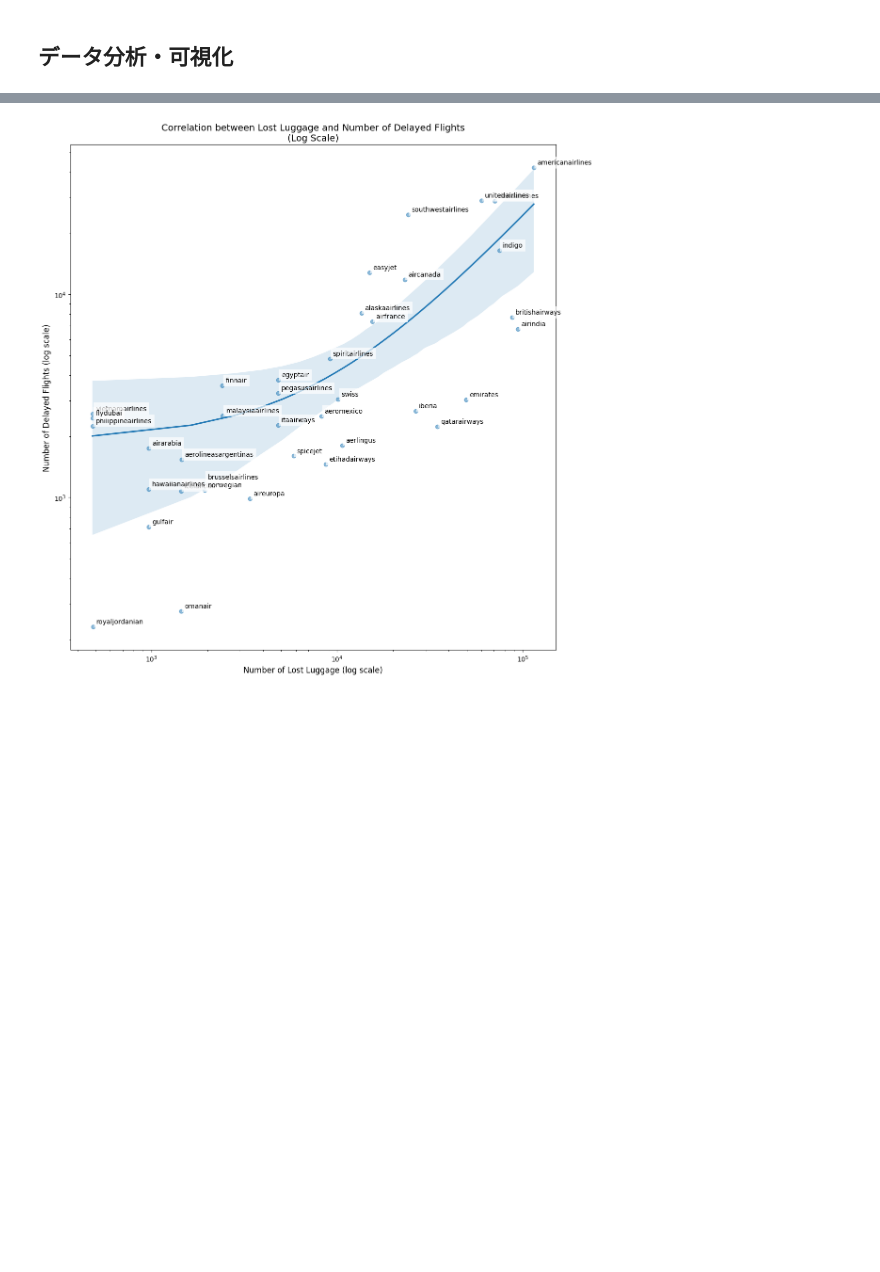
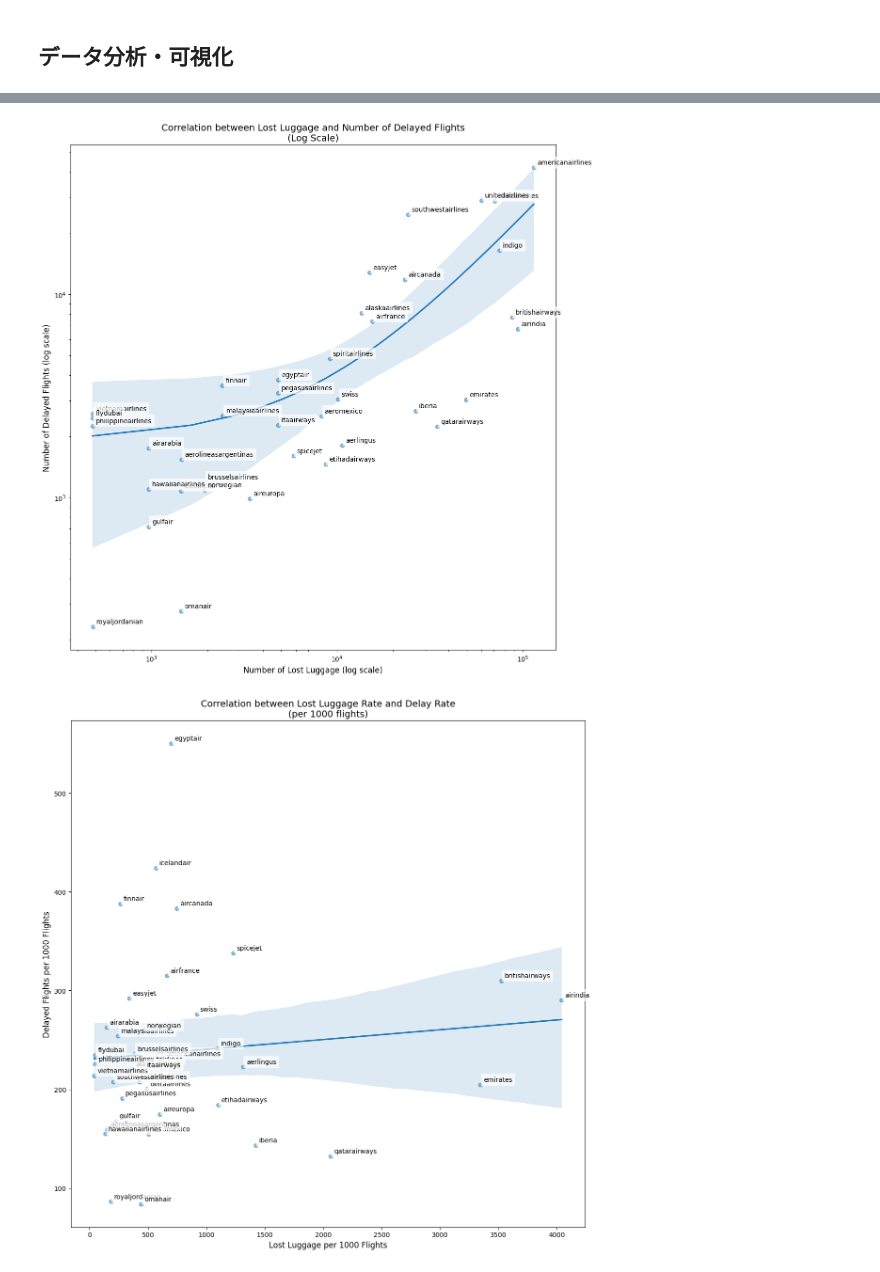
Before and after one commit to hoshiharuo/dsprog2-calculator2, a Jupyter notebook: 最終課題/final.ipynb, the cells around one changed output, grey strips where cells are left out. Drawn from its saved outputs; the diff is of its cells as text; code cells hidden in the pictures; blank space fills up the shorter version.

```diff
--- a/最終課題/final.ipynb
+++ b/最終課題/final.ipynb
@@ -264,7 +264,12 @@ df['Lost_luggage'] = df['Lost_luggage'].astype(int)
 
 df['Delayed_flights'] = ((100 - df['OTP']) / 100 * df['Total_flights']).round().astype(int)
 
+df['Lost_luggage_rate'] = (df['Lost_luggage'] / df['Total_flights'] * 1000).round(2)
+df['Delay_rate'] = (df['Delayed_flights'] / df['Total_flights'] * 1000).round(2)
+
 correlation = stats.pearsonr(df['Lost_luggage'], df['Delayed_flights'])
+
+normalized_correlation = stats.pearsonr(df['Lost_luggage_rate'], df['Delay_rate'])
 
 plt.figure(figsize=(12, 12))
 sns.regplot(x='Lost_luggage', y='Delayed_flights', data=df, scatter_kws={'alpha':0.5})
@@ -272,7 +277,6 @@ sns.regplot(x='Lost_luggage', y='Delayed_flights', data=df, scatter_kws={'alpha'
 max_value = max(df['Lost_luggage'].max(), df['Delayed_flights'].max())
 plt.xlim(0, max_value)
 plt.ylim(0, max_value)
-# アスペクト比を1:1に設定
 plt.gca().set_aspect('equal')
 plt.title('Correlation between Lost Luggage and Number of Delayed Flights\n(Linear Scale)', fontsize=14)
 plt.xlabel('Number of Lost Luggage', fontsize=12)
@@ -290,6 +294,7 @@ for idx, row in df.iterrows():
 plt.tight_layout()
 plt.savefig('correlation_analysis_linear.png', dpi=300, bbox_inches='tight')
 plt.show()
+
 plt.figure(figsize=(12, 12))
 sns.regplot(x='Lost_luggage', y='Delayed_flights', data=df, scatter_kws={'alpha':0.5})
 plt.xscale('log')
@@ -311,37 +316,77 @@ for idx, row in df.iterrows():
 plt.tight_layout()
 plt.savefig('correlation_analysis_log.png', dpi=300, bbox_inches='tight')
 plt.show()
 
-print("\n=== 分析結果 ===")
+plt.figure(figsize=(12, 12))
+sns.regplot(x='Lost_luggage_rate', y='Delay_rate', data=df, scatter_kws={'alpha':0.5})
+
+plt.title('Correlation between Lost Luggage Rate and Delay Rate\n(per 1000 flights)', fontsize=14)
+plt.xlabel('Lost Luggage per 1000 Flights', fontsize=12)
+plt.ylabel('Delayed Flights per 1000 Flights', fontsize=12)
+
+for idx, row in df.iterrows():
+    plt.annotate(
+        row['Airlines'],
+        xy=(row['Lost_luggage_rate'], row['Delay_rate']),
+        xytext=(5, 5),
+        textcoords='offset points',
+        fontsize=10,
+        bbox=dict(facecolor='white', edgecolor='none', alpha=0.7)
+    )
+plt.tight_layout()
+plt.savefig('normalized_correlation_analysis.png', dpi=300, bbox_inches='tight')
+plt.show()
+
+print("\n=== 絶対数での分析結果 ===")
 print(f"対象航空会社数: {len(df)}")
 print(f"相関係数: {correlation[0]:.3f}")
 print(f"P値: {correlation[1]:.3f}")
 
-print("\n=== 主要統計 ===")
+print("\n=== 主要統計（絶対数） ===")
 print(f"平均ロストバゲージ数: {df['Lost_luggage'].mean():.0f}")
 print(f"平均遅延便数: {df['Delayed_flights'].mean():.0f}")
 print(f"\nロストバゲージ最多航空会社: {df.loc[df['Lost_luggage'].idxmax(), 'Airlines']}")
 print(f"（{df['Lost_luggage'].max()}件）")
 print(f"\n遅延便数最多航空会社: {df.loc[df['Delayed_flights'].idxmax(), 'Airlines']}")
 print(f"（{df['Delayed_flights'].max()}便）")
+
+print("\n=== 正規化データの分析結果 ===")
+print(f"正規化後の相関係数: {normalized_correlation[0]:.3f}")
+print(f"P値: {normalized_correlation[1]:.3f}")
+
+print("\n=== 1000便あたりの統計 ===")
+print(f"平均ロストバゲージ率: {df['Lost_luggage_rate'].mean():.2f}件/1000便")
+print(f"平均遅延率: {df['Delay_rate'].mean():.2f}便/1000便")
+print(f"\nロストバゲージ率最高航空会社: {df.loc[df['Lost_luggage_rate'].idxmax(), 'Airlines']}")
+print(f"（{df['Lost_luggage_rate'].max():.2f}件/1000便）")
+print(f"\n遅延率最高航空会社: {df.loc[df['Delay_rate'].idxmax(), 'Airlines']}")
+print(f"（{df['Delay_rate'].max():.2f}便/1000便）")
 
 def interpret_correlation(coef):
     if abs(coef) < 0.3:
         return "弱い"
     elif abs(coef) < 0.7:
         return "中程度"
     else:
         return "強い"
+
 print("\n=== 相関分析の解釈 ===")
 interpretation = interpret_correlation(correlation[0])
-print(f"相関係数 {correlation[0]:.3f} は{interpretation}相関を示しています。")
-if correlation[1] < 0.05:
-    print("この相関は統計的に有意です。")
+normalized_interpretation = interpret_correlation(normalized_correlation[0])
+print(f"絶対数での相関係数 {correlation[0]:.3f} は{interpretation}相関を示しています。")
+print(f"正規化後の相関係数 {normalized_correlation[0]:.3f} は{normalized_interpretation}相関を示しています。")
+if correlation[1] < 0.05 and normalized_correlation[1] < 0.05:
+    print("両方の相関は統計的に有意です。")
+elif correlation[1] < 0.05:
+    print("絶対数での相関のみ統計的に有意です。")
+elif normalized_correlation[1] < 0.05:
+    print("正規化後の相関のみ統計的に有意です。")
 else:
-    print("この相関は統計的に有意ではありません。")
+    print("どちらの相関も統計的に有意ではありません。")
 
 print("\n=== 分析データ ===")
-print(df[['Airlines', 'Lost_luggage', 'Delayed_flights', 'Total_flights', 'OTP']].to_string())
+print(df[['Airlines', 'Lost_luggage', 'Lost_luggage_rate', 'Delayed_flights', 'Delay_rate', 'Total_flights', 'OTP']].to_string())
 # %% [output]
 [figure]
 [figure]
+[figure, added]
```
Also changed, not shown: parts of 1 cell of this notebook, 4 other files.
